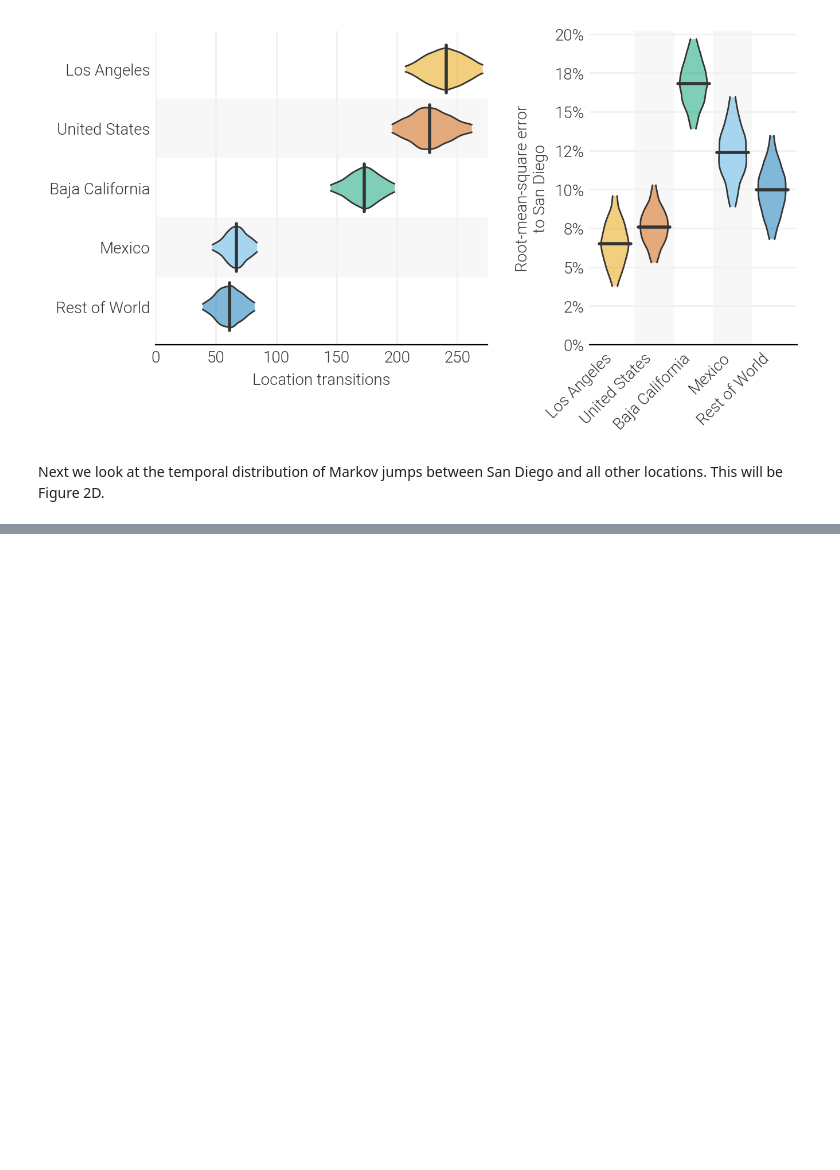
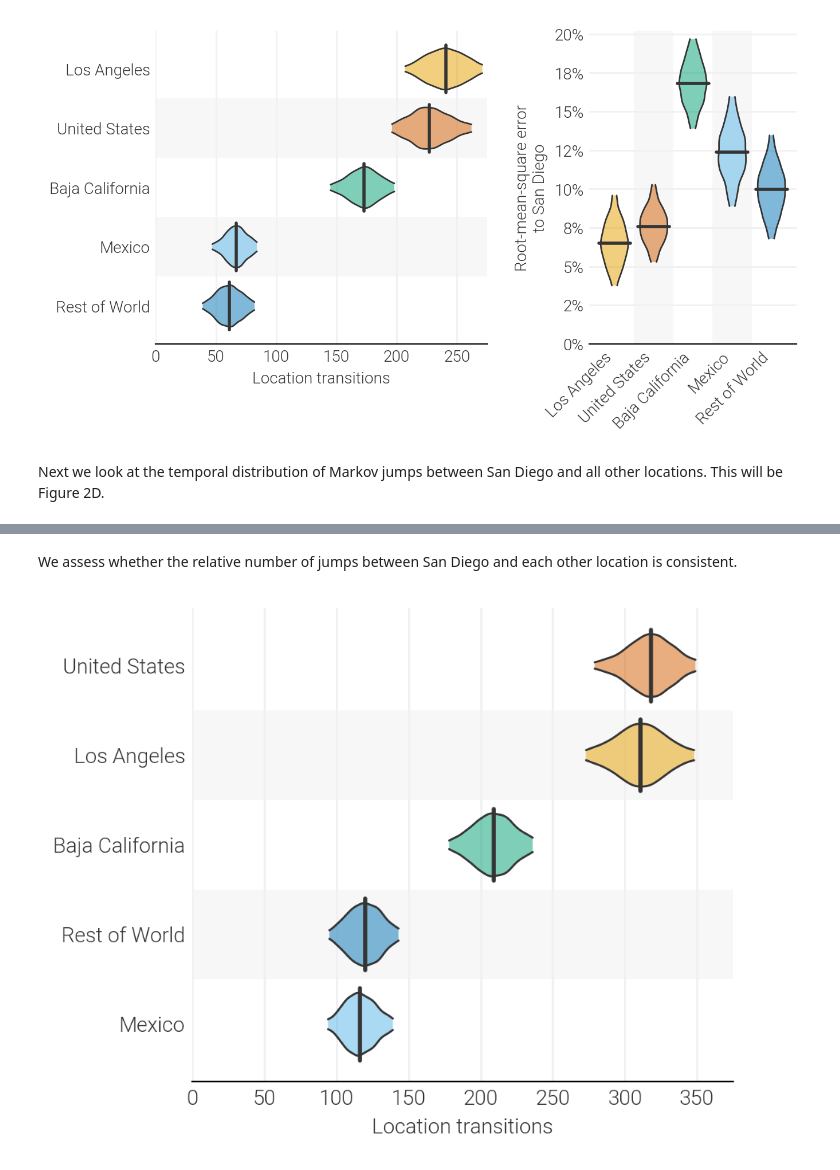
Before and after one commit to andersen-lab/project_2023_SARS-CoV-2_Connectivity, a Jupyter notebook: analyses/figure2_jumps-into-san-diego.ipynb, the cells around one changed output, grey strips where cells are left out. Cells and saved outputs as stored; diff of their text form; code cells hidden in the pictures; blank space fills up the shorter version.

```diff
--- a/analyses/figure2_jumps-into-san-diego.ipynb
+++ b/analyses/figure2_jumps-into-san-diego.ipynb
@@ -311,0 +320,6 @@ plt.show()
+# %%
+jumps = pd.read_csv( "../data/2022-11-17_exponential_fixed_discrete_asym.Location.history.csv" )
+jumps["date"] = jumps["time"].apply( dec_to_date )
+jumps["date"] = jumps["date"].dt.normalize()
+#jumps = jumps.loc[jumps["treeId"]>jumps["treeId"].max()*0.1]
+jumps.head()
@@ -311,0 +333,20 @@ plt.show()
+# %% [markdown]
+We assess whether the relative number of jumps between San Diego and each other location is consistent.
+# %%
+location = "San Diego"
+
+sd_jumps = jumps.loc[(jumps["startLocation"]==location)|(jumps["endLocation"]==location)].copy()
+sd_jumps.loc[sd_jumps["endLocation"]==location,"endLocation"] = sd_jumps["startLocation"]
+sd_jumps["startLocation"] = location
+sd_jumps = sd_jumps.groupby( ["treeId","endLocation"] )["time"].agg( "count" ).reset_index()
+
+
+fig, ax = plt.subplots( dpi=200, figsize=(5,4) )
+plot_jumps_between( ax, sd_jumps )
+ax.set_xlim( 0, 375 )
+plt.tight_layout()
+fig.savefig( "../paper/figures/suppfigure13.pdf" )
+fig.savefig( "../paper/figures/suppfigure13.png" )
+plt.show()
+# %% [output]
+[figure, added]
```
Also changed, not shown: parts of 7 cells of this notebook, 53 other files.
